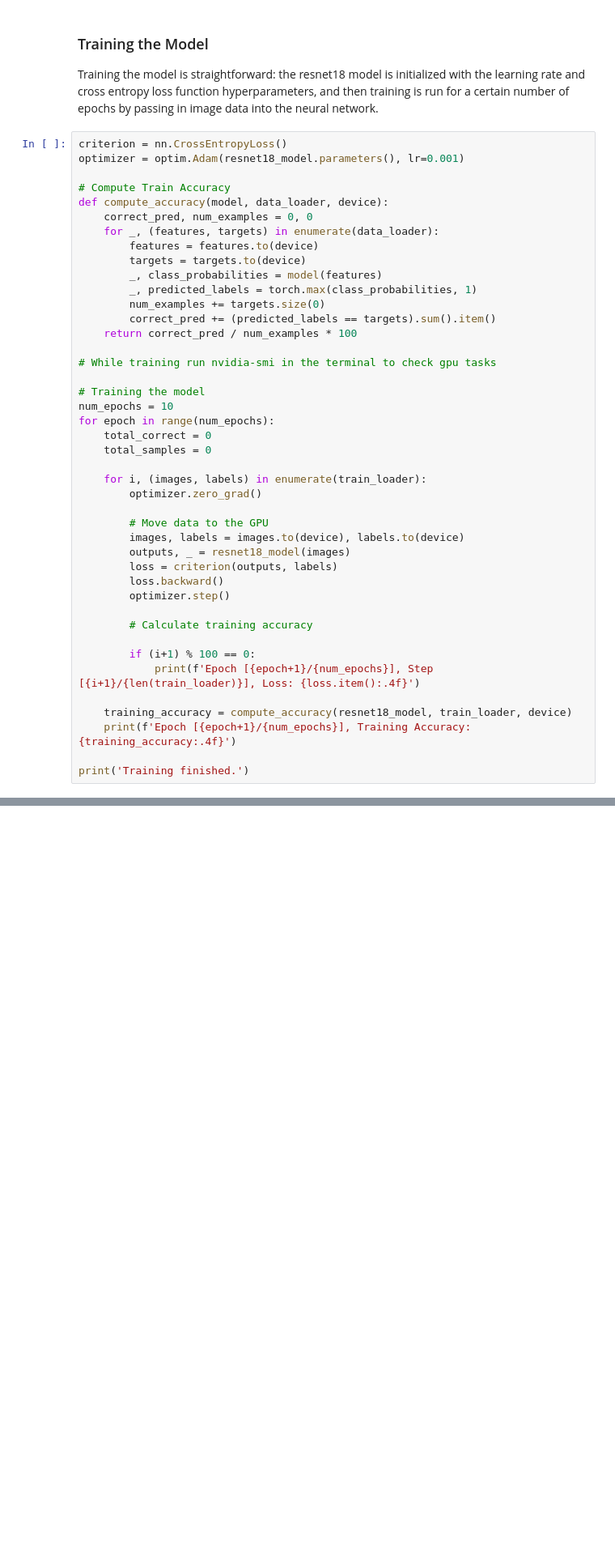
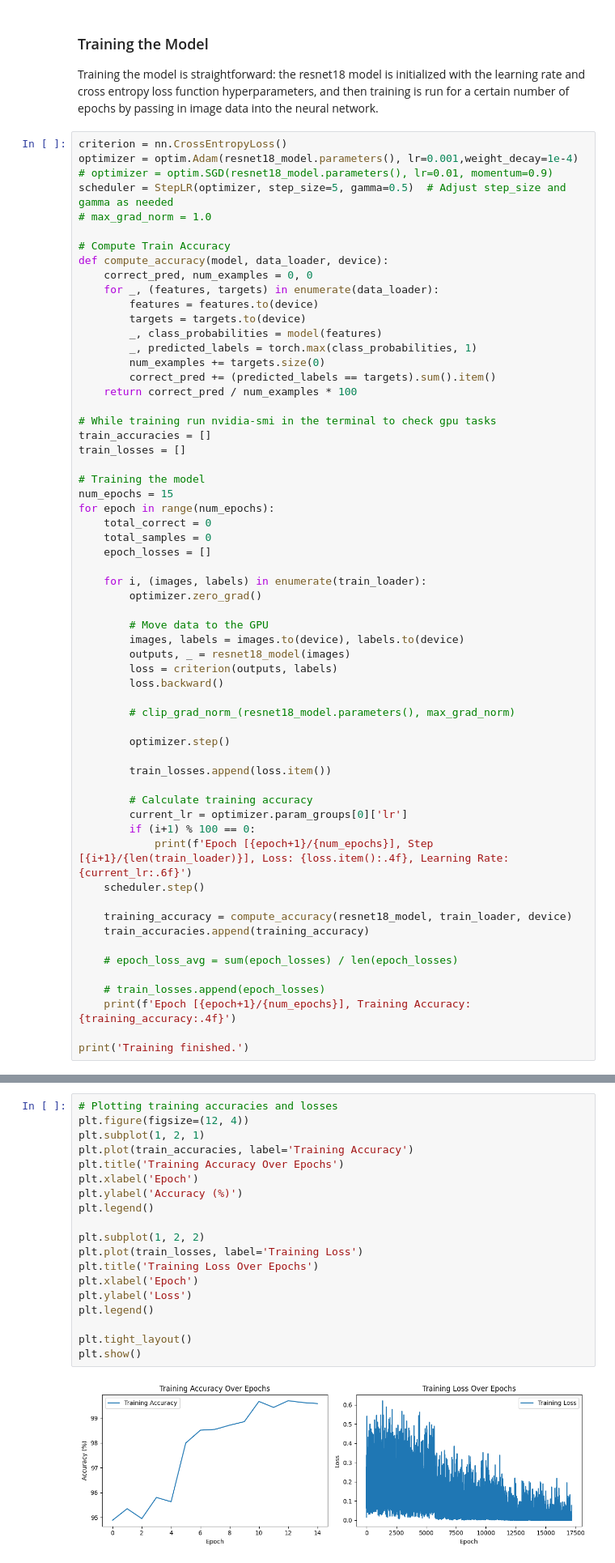
Before and after one commit to rishabhxpandey/cs490dsc, a Jupyter notebook: svhn_resnet18.ipynb, the cells around one changed output, grey strips where cells are left out. Shown: that part at 81% size. Cells and saved outputs as stored; diff of their text form; blank space fills up the shorter version.

```diff
--- a/svhn_resnet18.ipynb
+++ b/svhn_resnet18.ipynb
@@ -283,7 +285,10 @@ test_images_tensor, test_labels_tensor = test_images_tensor.to(device), test_lab
 Training the model is straightforward: the resnet18 model is initialized with the learning rate and cross entropy loss function hyperparameters, and then training is run for a certain number of epochs by passing in image data into the neural network.
 # %%
 criterion = nn.CrossEntropyLoss()
-optimizer = optim.Adam(resnet18_model.parameters(), lr=0.001)
+optimizer = optim.Adam(resnet18_model.parameters(), lr=0.001,weight_decay=1e-4)
+# optimizer = optim.SGD(resnet18_model.parameters(), lr=0.01, momentum=0.9)
+scheduler = StepLR(optimizer, step_size=5, gamma=0.5)  # Adjust step_size and gamma as needed
+# max_grad_norm = 1.0
 
 # Compute Train Accuracy
 def compute_accuracy(model, data_loader, device):
@@ -298,12 +303,15 @@ def compute_accuracy(model, data_loader, device):
     return correct_pred / num_examples * 100
 
 # While training run nvidia-smi in the terminal to check gpu tasks
+train_accuracies = []
+train_losses = []
 
 # Training the model
-num_epochs = 10
+num_epochs = 15
 for epoch in range(num_epochs):
     total_correct = 0
     total_samples = 0
+    epoch_losses = []
 
     for i, (images, labels) in enumerate(train_loader):
         optimizer.zero_grad()
@@ -313,14 +321,25 @@ for epoch in range(num_epochs):
         outputs, _ = resnet18_model(images)
         loss = criterion(outputs, labels)
         loss.backward()
+
+        # clip_grad_norm_(resnet18_model.parameters(), max_grad_norm)
+
         optimizer.step()
 
+        train_losses.append(loss.item())
+
         # Calculate training accuracy
-
+        current_lr = optimizer.param_groups[0]['lr']
         if (i+1) % 100 == 0:
-            print(f'Epoch [{epoch+1}/{num_epochs}], Step [{i+1}/{len(train_loader)}], Loss: {loss.item():.4f}')
+            print(f'Epoch [{epoch+1}/{num_epochs}], Step [{i+1}/{len(train_loader)}], Loss: {loss.item():.4f}, Learning Rate: {current_lr:.6f}')
+    scheduler.step()
 
     training_accuracy = compute_accuracy(resnet18_model, train_loader, device)
+    train_accuracies.append(training_accuracy)
+
+    # epoch_loss_avg = sum(epoch_losses) / len(epoch_losses)
+
+    # train_losses.append(epoch_losses)
     print(f'Epoch [{epoch+1}/{num_epochs}], Training Accuracy: {training_accuracy:.4f}')
 
 print('Training finished.')
@@ -344,4 +363,25 @@ Epoch [10/10], Training Accuracy: 97.3204
 Training finished.
+# %%
+# Plotting training accuracies and losses
+plt.figure(figsize=(12, 4))
+plt.subplot(1, 2, 1)
+plt.plot(train_accuracies, label='Training Accuracy')
+plt.title('Training Accuracy Over Epochs')
+plt.xlabel('Epoch')
+plt.ylabel('Accuracy (%)')
+plt.legend()
+
+plt.subplot(1, 2, 2)
+plt.plot(train_losses, label='Training Loss')
+plt.title('Training Loss Over Epochs')
+plt.xlabel('Epoch')
+plt.ylabel('Loss')
+plt.legend()
+
+plt.tight_layout()
+plt.show()
+# %% [output]
+[figure, added]
 # %%
 torch.save(resnet18_model.state_dict(), 'resnet18_svhn_model.pth')
 # %% [markdown]
```
Also changed, not shown: parts of 3 cells of this notebook, 9 other files.
